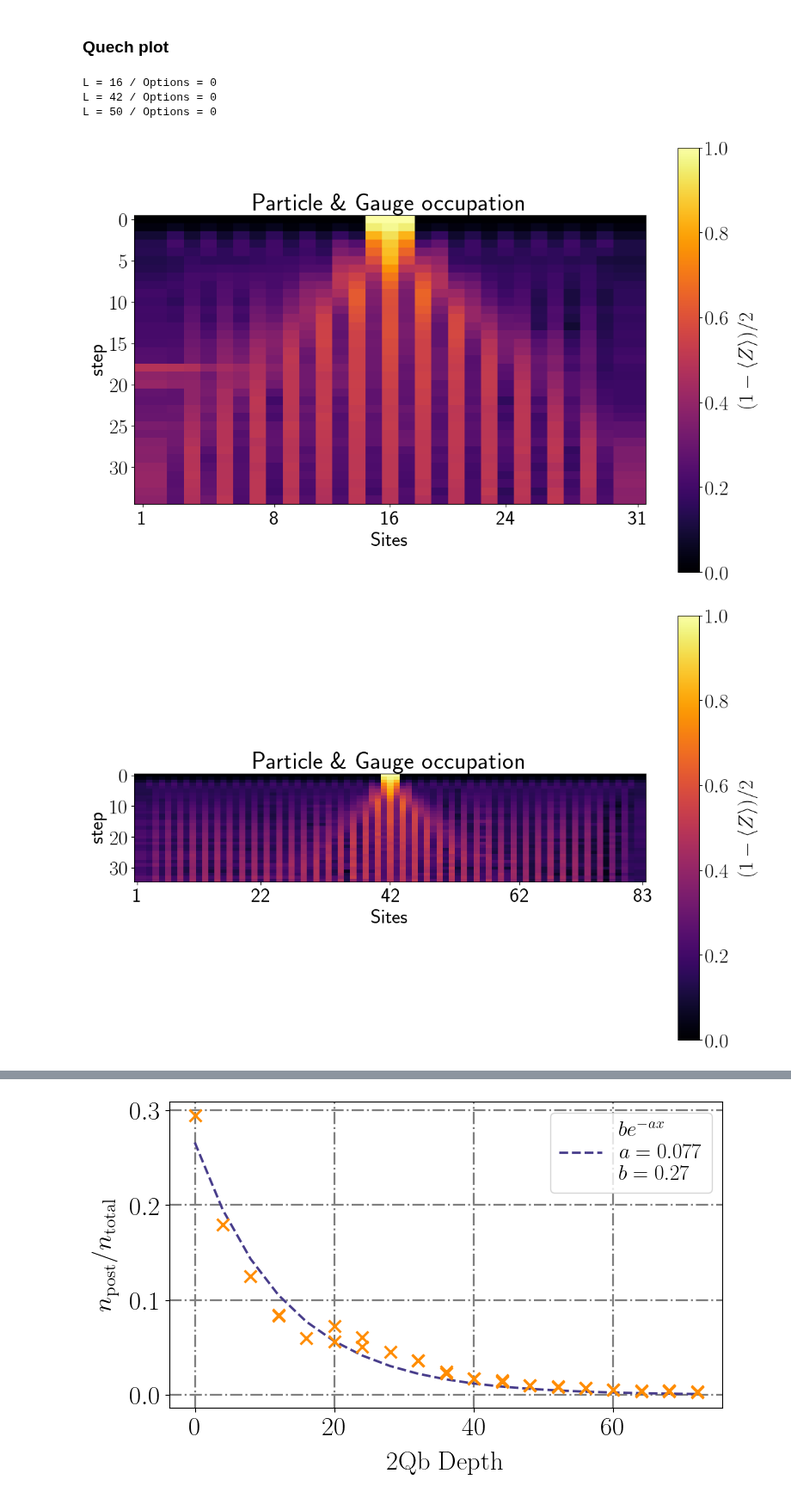
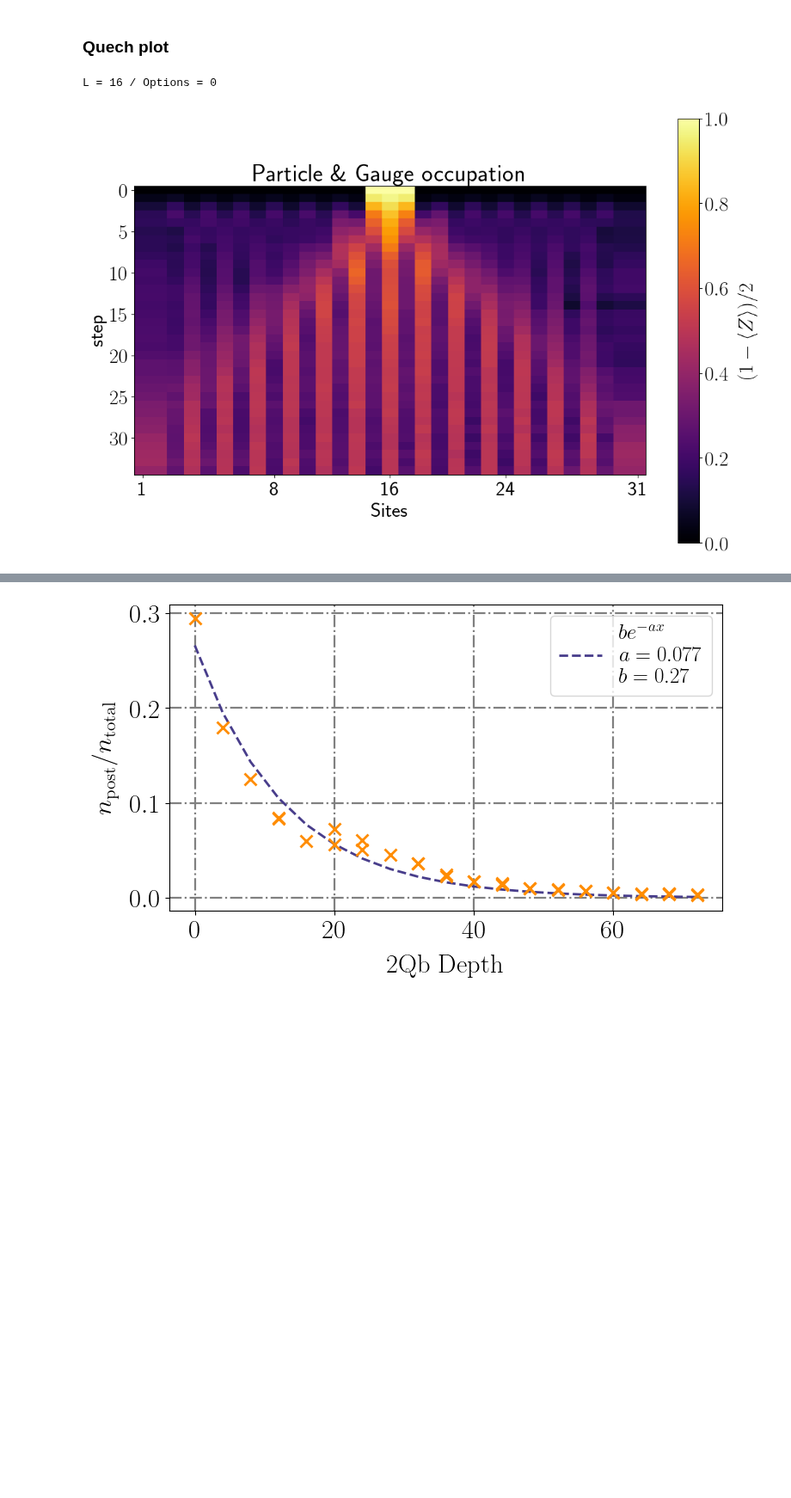
Before and after one commit to Fradm98/qs-qh, a Jupyter notebook: src/notebooks/Z2/z2_chain_hardware_postselection.ipynb, the cells around one changed output, grey strips where cells are left out. Shown at 86% size. Cells and saved outputs as stored; diff of their text form; code cells hidden in the pictures; blank space fills up the shorter version.

```diff
--- a/src/notebooks/Z2/z2_chain_hardware_postselection.ipynb
+++ b/src/notebooks/Z2/z2_chain_hardware_postselection.ipynb
@@ -7,12 +7,11 @@
 from utils.hexec import create_estimator_options
 from utils.hexec import ExecDB
 
-L_arr = [16, 42, 50]
-# L_arr = [16]
+L_arr = [16]
 J_arr = [1]
 h_arr = [0.05]
 lamb_arr = [0.7]
-g_arr = [8]
+g_arr = [None]
 
 x_basis = False
 
@@ -41,11 +40,11 @@ from cobos.tokens import ibm_token, group_instance, group_instance2
 channel = "ibm_quantum"
 # device = "ibm_kyiv"
 # device = "ibm_brisbane"
-device = "ibm_fez"
+# device = "ibm_fez"
 # device = "ibm_sherbrooke"
-# device = "ibm_torino"
+device = "ibm_torino"
 
-eplg_absolute = 1.49e-3
+eplg_absolute = 9.08e-3
 
 service = QiskitRuntimeService(channel=channel, token=ibm_token, instance=group_instance2)
 backend = service.backend(device)
@@ -81,8 +80,8 @@ sampler_options = {
     "twirling": {
         "enable_gates": True,
         "enable_measure": True,
-        "num_randomizations": "auto",
-        "shots_per_randomization": "auto"
+        "num_randomizations": shots//100,
+        "shots_per_randomization": 100
     }
 }
 
@@ -98,7 +97,7 @@ for L, pp_ps in zip(L_arr, particle_pair_left_positions):
         this_circuits.append(physical_circuits)
         this_extra_options.append({"backend": device, "L": L, "J": J, "h": h, "λ":lamb, "g": g, "particle_pair_position": pp_ps, "particle_pair_length": particle_pair_length, "final_time": final_time, "eplg": eplg_absolute})
         if odr:
-            odr_func_args = (L, J, h, lamb, final_time, steps, backend, eplg_absolute, g, qubits_inds, x_basis)
+            odr_func_args = (L, J, h, lamb, final_time, steps, backend, eplg_absolute, g, pp_ps, particle_pair_length, qubits_inds, x_basis)
             this_odr_circuits.append(odr_compuncomp_circuits(*odr_func_args))
     circuits.append(this_circuits)
     if odr: odr_circuits.append(this_odr_circuits)
@@ -132,25 +131,25 @@ for i, L in enumerate(L_arr):
 # %%
 from utils.postselection import load_postselected_jobs
 
-jobs = [] #jobs[L][opts][i]
-samples_dicts = [] #samples_dicts[L][opts][i]
-postselected_samples_dicts = [] #postselected_samples_dicts[L][opts][i]
+observables = [] #jobs[L][opts][i]
+samples_dicts = [] #samples_dicts[L][opts][i][real/cal]
+postselected_samples_dicts = [] #postselected_samples_dicts[L][opts][i][real/cal]
 
 for i, L in enumerate(L_arr):
-    this_L_jobs = []
+    this_L_observables = []
     this_L_samples_dicts = []
     this_L_postselected_samples_dicts = []
     for j, (J, h, lamb, g) in enumerate(product(J_arr, h_arr, lamb_arr, g_arr)):
         clean_extra_options = extra_options[i][j].copy()
         del clean_extra_options["eplg"]
         if odr:
-            this_jobs, this_samples_dicts, this_postselected_samples_dicts = load_postselected_jobs(job_db, service, clean_extra_options, circuits[i][j], postselection_operators_funcs[i], observable_generating_funcs[i], clean_extra_options, jobs_result_folder=jobs_result_folder, return_samples_dicts=True, return_postselected_samples_dicts=True, odr_circuits=odr_circuits[i][j])
+            this_observables, this_samples_dicts, this_postselected_samples_dicts = load_postselected_jobs(job_db, service, clean_extra_options, circuits[i][j], postselection_operators_funcs[i], observable_generating_funcs[i], clean_extra_options, jobs_result_folder=jobs_result_folder, return_samples_dicts=True, return_postselected_samples_dicts=True, odr_circuits=odr_circuits[i][j])
         else:
-            this_jobs, this_samples_dicts, this_postselected_samples_dicts = load_postselected_jobs(job_db, service, clean_extra_options, circuits[i][j], postselection_operators_funcs[i], observable_generating_funcs[i], clean_extra_options, jobs_result_folder=jobs_result_folder, return_samples_dicts=True, return_postselected_samples_dicts=True)
-        this_L_jobs.append(this_jobs)
-        this_L_samples_dicts.append(this_samples_dicts)
-        this_L_postselected_samples_dicts.append(this_postselected_samples_dicts)
-    jobs.append(this_L_jobs)
+            this_observables, this_samples_dicts, this_postselected_samples_dicts = load_postselected_jobs(job_db, service, clean_extra_options, circuits[i][j], postselection_operators_funcs[i], observable_generating_funcs[i], clean_extra_options, jobs_result_folder=jobs_result_folder, return_samples_dicts=True, return_postselected_samples_dicts=True)
+        this_L_observables.append(this_observables[0])
+        this_L_samples_dicts.append(this_samples_dicts[0])
+        this_L_postselected_samples_dicts.append(this_postselected_samples_dicts[0])
+    observables.append(this_L_observables)
     samples_dicts.append(this_L_samples_dicts)
     postselected_samples_dicts.append(this_L_postselected_samples_dicts)
 # %% [markdown]
@@ -173,14 +172,11 @@ for i, L in enumerate(L_arr):
 # %%
 from z2chain.plotting import x_t_plot
 
 for i, L in enumerate(L_arr):
     for j, (J, h, lamb, g) in enumerate(product(J_arr, h_arr, lamb_arr, g_arr)):
         print(f"L = {L} / Options = {j}")
-        occupations = (1-jobs[i][j])/2
+        occupations = (1-observables[0][i][j])/2
         x_t_plot(occupations, filepath=f"Plots/hardware_postselection_z2pairquench_maxt_{final_time}_steps_{steps}_L_{L}_J_{J:.04f}_h_{h:.04f}_lamb_{lamb:.04f}_g_{g}_pp_{particle_pair_left_positions[i]}_pl_{particle_pair_length}_dc_{sampler_options["dynamical_decoupling"]["sequence_type"]}_xbasis_{x_basis}.png")
 # %% [output]
 L = 16 / Options = 0
-L = 42 / Options = 0
-L = 50 / Options = 0
-[figure, old version]
+[figure, new version]
-[figure, removed]
```
Also changed, not shown: parts of 3 cells of this notebook, 7 other files.
